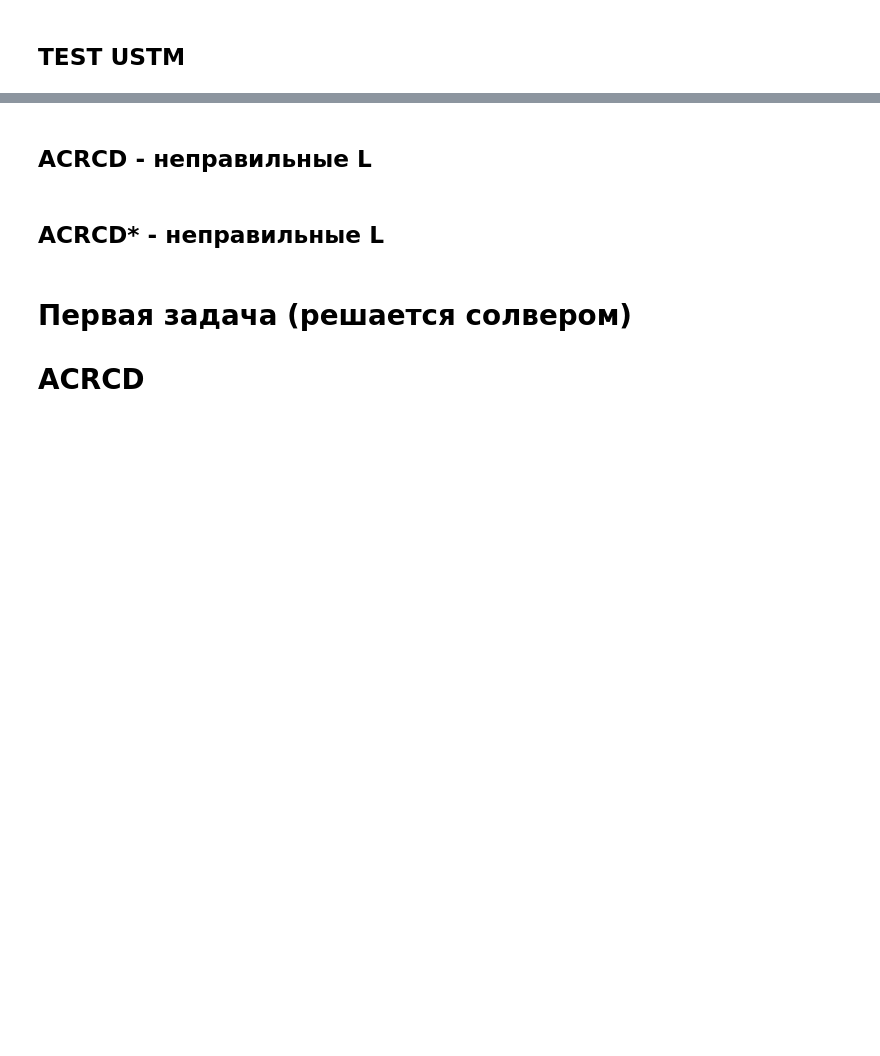
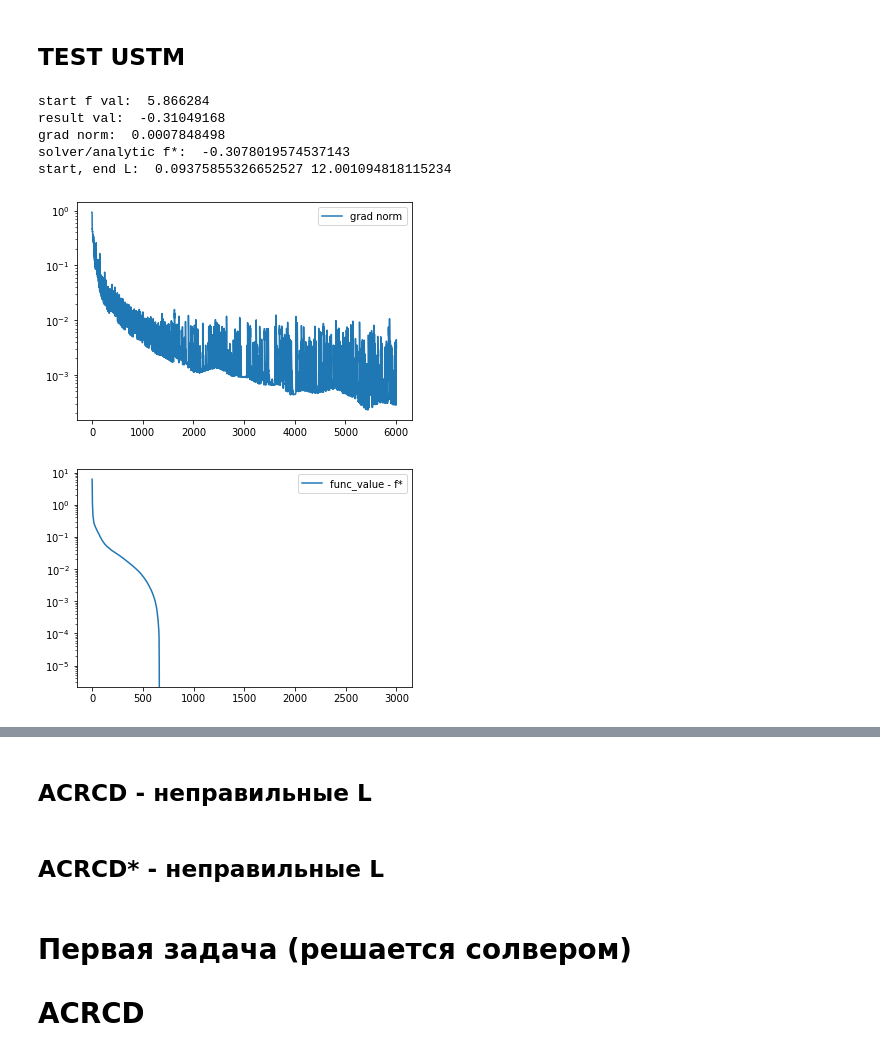
Before and after one commit to Lareton/transport_network_optimization, a Jupyter notebook: test_problem_algos.ipynb, the cells around one changed output, grey strips where cells are left out. Cells and saved outputs as stored; diff of their text form; code cells hidden in the pictures; blank space fills up the shorter version.

Commit message:
upgrade test problem files

```diff
--- a/test_problem_algos.ipynb
+++ b/test_problem_algos.ipynb
@@ -32,26 +50,34 @@ test_algo_by_problem(test_problem=problem_1, algo_func=ACRCD, L1_init=problem_1.
 # %%
 test_problem = problem_1
 
 x0 = np.ones(test_problem.x_dim + test_problem.y_dim)
-t_history, value_log, grad_history, A_log, (start_L, L_value) = \
+t_history, value_log, ustm_grad_history, A_log, (start_L, L_value) = \
     just_USTM(test_problem, x0,
               eps_abs=1e-7,
               max_iter=3000)
 
 res_f, grad = test_problem.calc_by_one_block(t_history[-1])
 
 print("start f val: ", value_log[0])
 print("result val: ", res_f)
 print("grad norm: ", np.linalg.norm(grad))
 print("solver/analytic f*: ", test_problem.f_star)
 print("start, end L: ", start_L, L_value)
 
-plt.plot(grad_history, label='grad norm')
+plt.plot(ustm_grad_history, label='grad norm')
 plt.yscale("log")
 plt.legend()
 plt.show()
 
-plt.plot(np.array(value_log)-test_problem.f_star, label="func_value - f*")
+plt.plot(np.array(value_log) - test_problem.f_star, label="func_value - f*")
 plt.yscale("log")
 plt.legend()
 plt.show()
+# %% [output]
+start f val:  5.866284
+result val:  -0.31049168
+grad norm:  0.0007848498
+solver/analytic f*:  -0.3078019574537143
+start, end L:  0.09375855326652527 12.001094818115234
+[figure, added]
+[figure, added]
```
Also changed, not shown: parts of 11 cells of this notebook, 1 other file.
